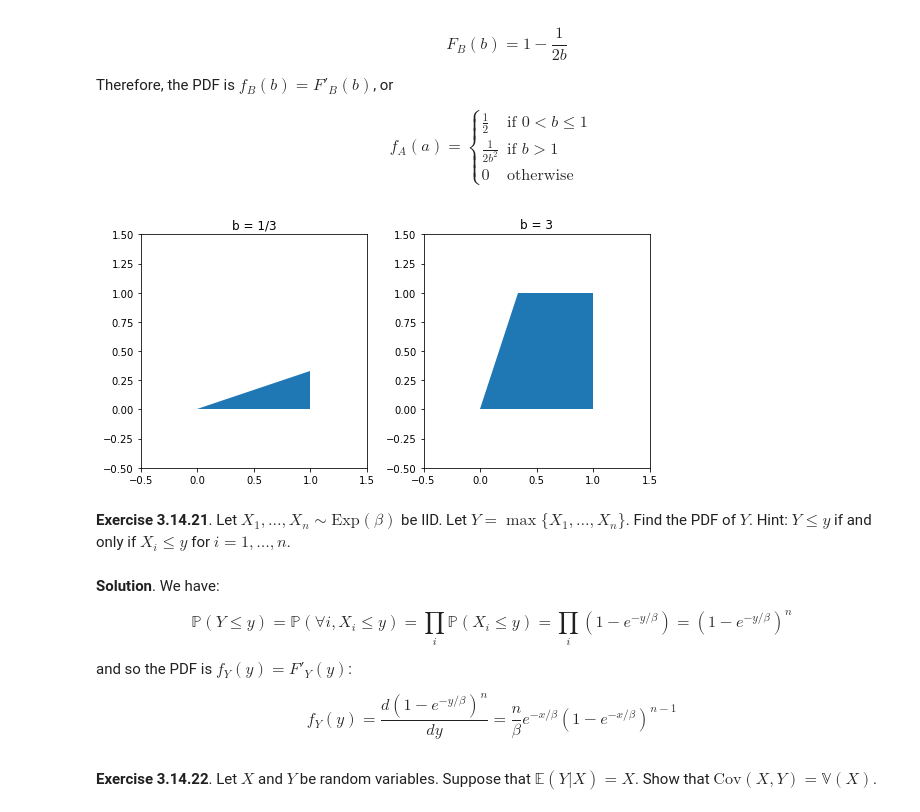
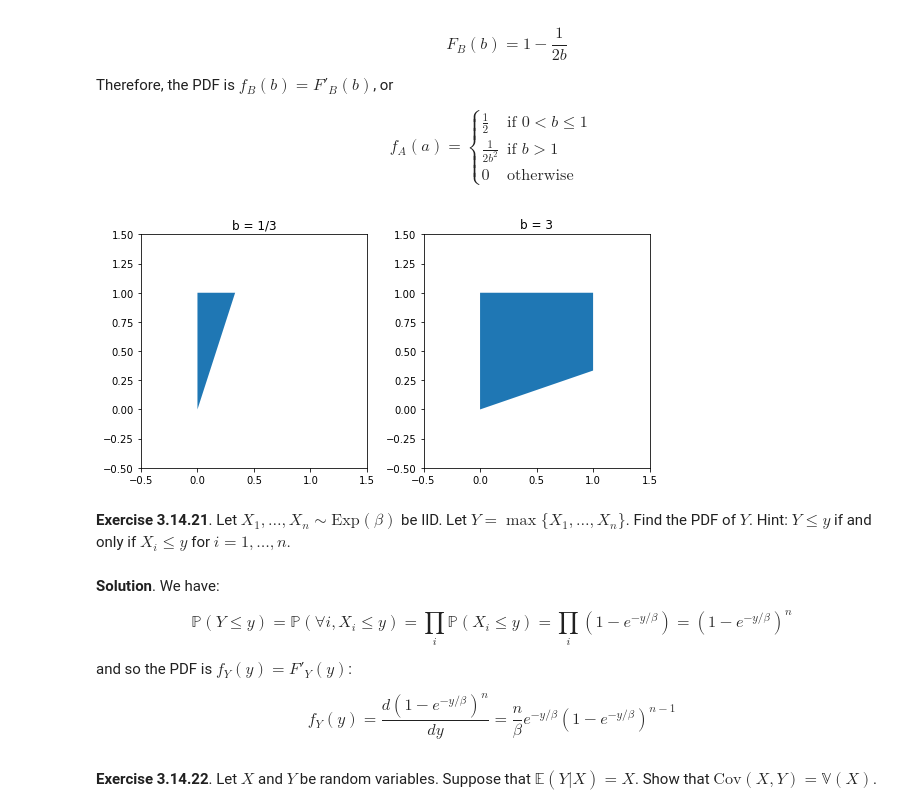
Before and after one commit to telmo-correa/all-of-statistics, a Jupyter notebook: Chapter 03 - Random Variables.ipynb, the cells around one changed output. Cells and saved outputs as stored; diff of their text form; code cells hidden in the pictures.

Commit message:
Fixed 3.14.14, 18 and 20
3.14.14 fixed (added pi for circle area)
3.14.18 fixed (16 is var, scale is stdev)
3.14.20 fixed chart for X/Y
3.14.21 fixed a typo

```diff
--- a/Chapter 03 - Random Variables.ipynb
+++ b/Chapter 03 - Random Variables.ipynb
@@ -1275,32 +1275,32 @@ $$
 # %%
 import numpy as np
 import matplotlib.pyplot as plt
 %matplotlib inline
 
 plt.figure(figsize=(8, 4))
 
 ax = plt.subplot(1, 2, 1)
 b = 1/3
-x = [0, 1, 1]
-y = [0, 0, b]
+x = [0, b, 0]
+y = [0, 1, 1]
 ax.fill(x, y)
 ax.set_xlim(-0.5, 1.5)
 ax.set_ylim(-0.5, 1.5)
 ax.set_title('b = 1/3')
 
 ax = plt.subplot(1, 2, 2)
 b = 3
-x = [0, 1, 1, 0, 1/b]
-y = [0, 0, 1, 1, 1]
+x = [0, 1, 1, 0]
+y = [0, 1/b, 1, 1]
 ax.fill(x, y)
 ax.set_xlim(-0.5, 1.5)
 ax.set_ylim(-0.5, 1.5)
 ax.set_title('b = 3')
 
 plt.tight_layout()
 plt.show()
 # %% [output]
-[figure, old version]
+[figure, new version]
 # %% [markdown]
 **Exercise 3.14.21**.  Let $X_1, \dots, X_n \sim \text{Exp}(\beta)$ be IID.  Let $Y = \max \{ X_1, \dots, X_n \}$.  Find the PDF of $Y$.  Hint: $Y \leq y$ if and only if $X_i \leq y$ for $i = 1, \dots, n$.
 # %% [markdown]
@@ -1310,7 +1310,7 @@ $$ \mathbb{P}(Y \leq y) = \mathbb{P}(\forall i, X_i \leq y) = \prod_i \mathbb{P}
 
 and so the PDF is $f_Y(y) = F'_Y(y)$:
 
-$$ f_Y(y) = \frac{d (1 - e^{-y/\beta})^n}{dy} = \frac{n}{\beta} e^{-x/\beta} (1 - e^{-x/\beta})^{n-1}$$
+$$ f_Y(y) = \frac{d (1 - e^{-y/\beta})^n}{dy} = \frac{n}{\beta} e^{-y/\beta} (1 - e^{-y/\beta})^{n-1}$$
 # %% [markdown]
 **Exercise 3.14.22**.  Let $X$ and $Y$ be random variables. Suppose that $\mathbb{E}(Y | X) = X$.  Show that $\text{Cov}(X, Y) = \mathbb{V}(X)$.
 # %% [markdown]
```
Also changed, not shown: parts of 11 cells of this notebook.
